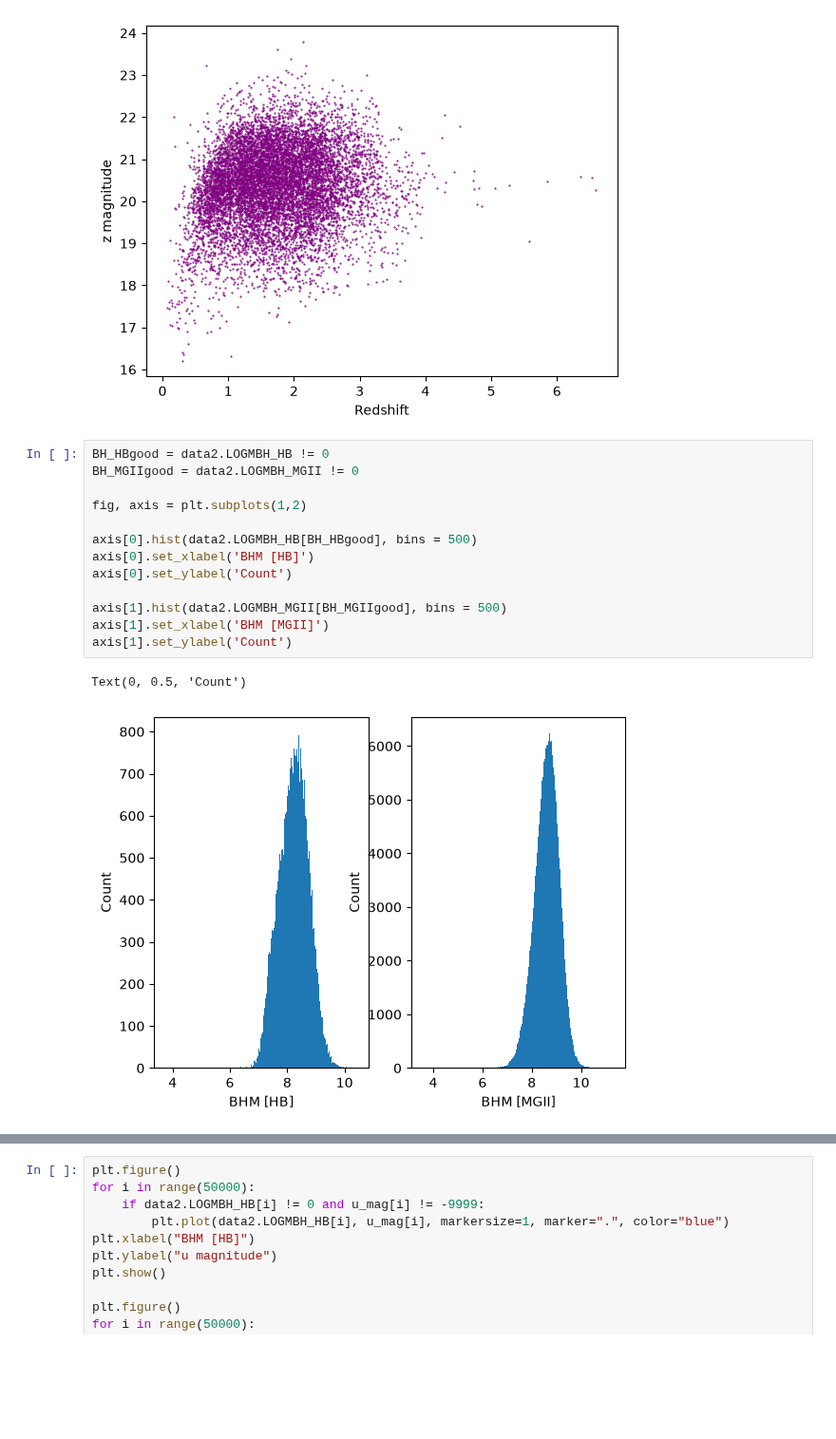
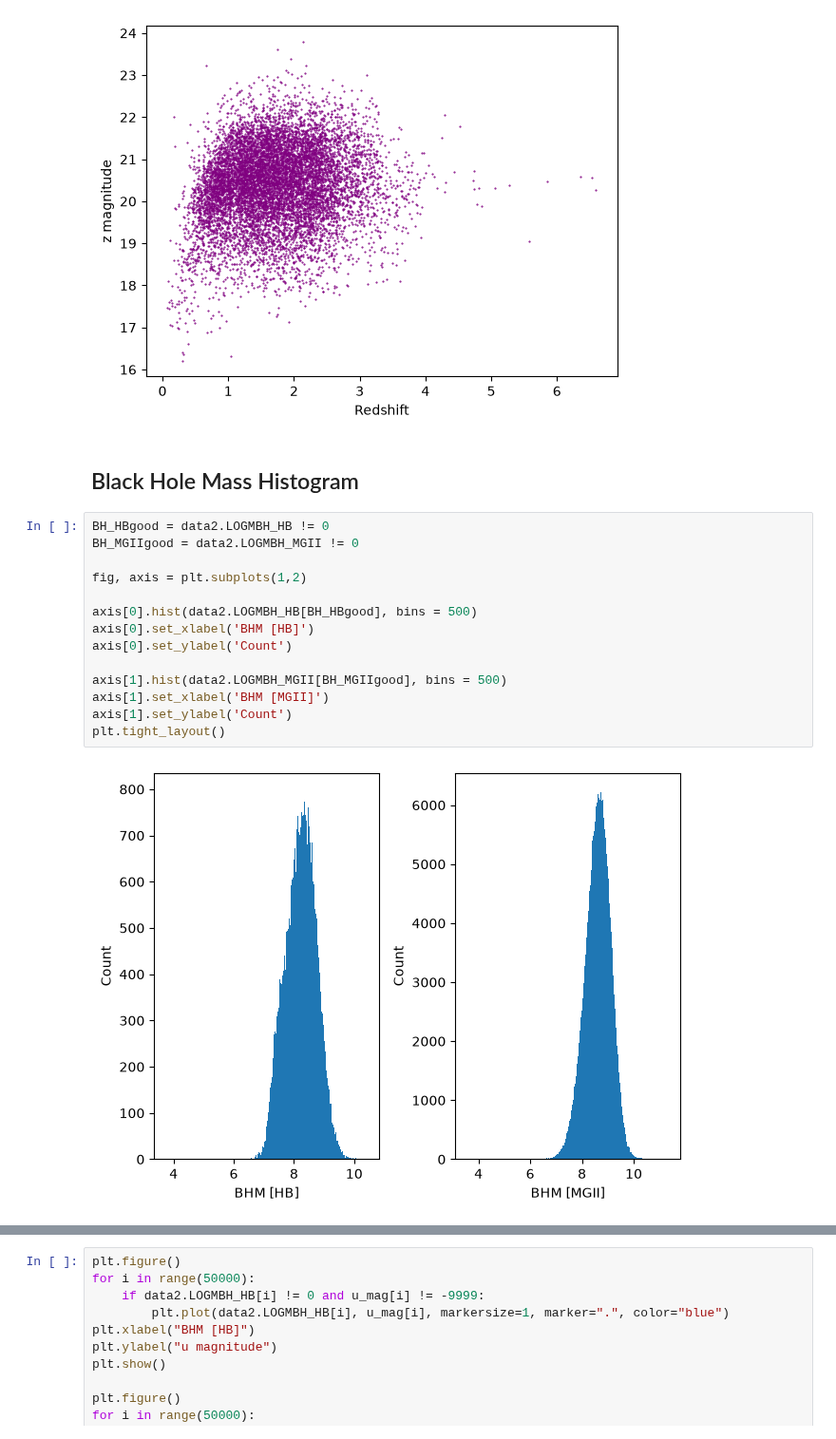
Before and after one commit to Emlilio/Quasars26, a Jupyter notebook: Initial_data_review.ipynb, the cells around one changed output, grey strips where cells are left out. Shown at 95% size. Saved outputs shown, nothing was run; the diff lists cells and outputs as text; blank space fills up the shorter version.

```diff
--- a/Initial_data_review.ipynb
+++ b/Initial_data_review.ipynb
@@ -117,19 +130,21 @@ plt.show()
 [figure]
 [figure]
 [figure]
+# %% [markdown]
+## Black Hole Mass Histogram
 # %%
 BH_HBgood = data2.LOGMBH_HB != 0
 BH_MGIIgood = data2.LOGMBH_MGII != 0
 
 fig, axis = plt.subplots(1,2)
 
 axis[0].hist(data2.LOGMBH_HB[BH_HBgood], bins = 500)
 axis[0].set_xlabel('BHM [HB]')
 axis[0].set_ylabel('Count')
 
 axis[1].hist(data2.LOGMBH_MGII[BH_MGIIgood], bins = 500)
 axis[1].set_xlabel('BHM [MGII]')
 axis[1].set_ylabel('Count')
+plt.tight_layout()
 # %% [output]
-Text(0, 0.5, 'Count')
-[figure, old version]
+[figure, new version]
```
Also changed, not shown: parts of 16 cells of this notebook.
